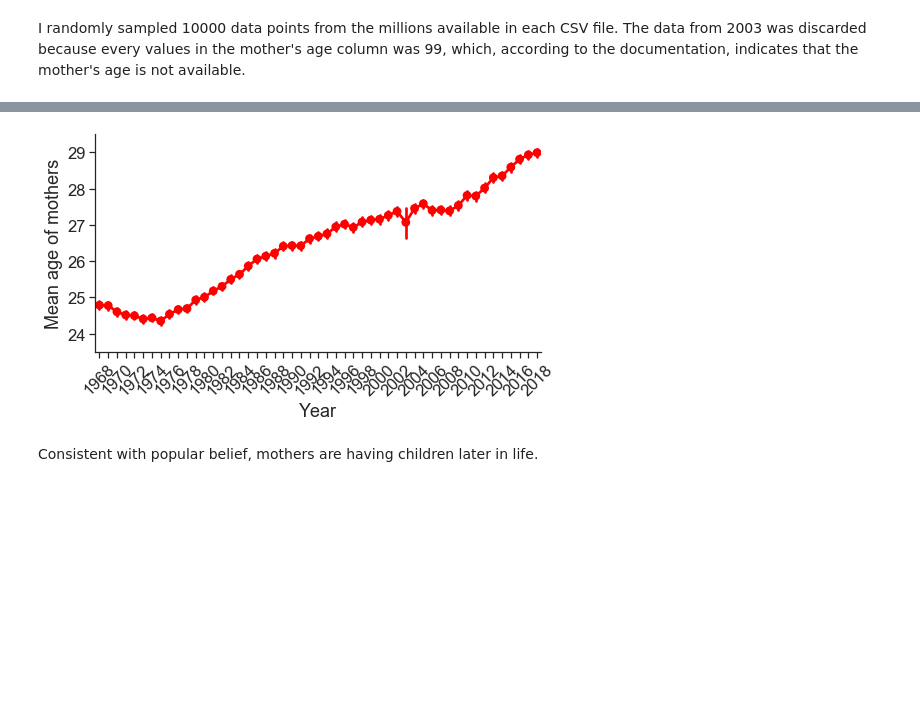
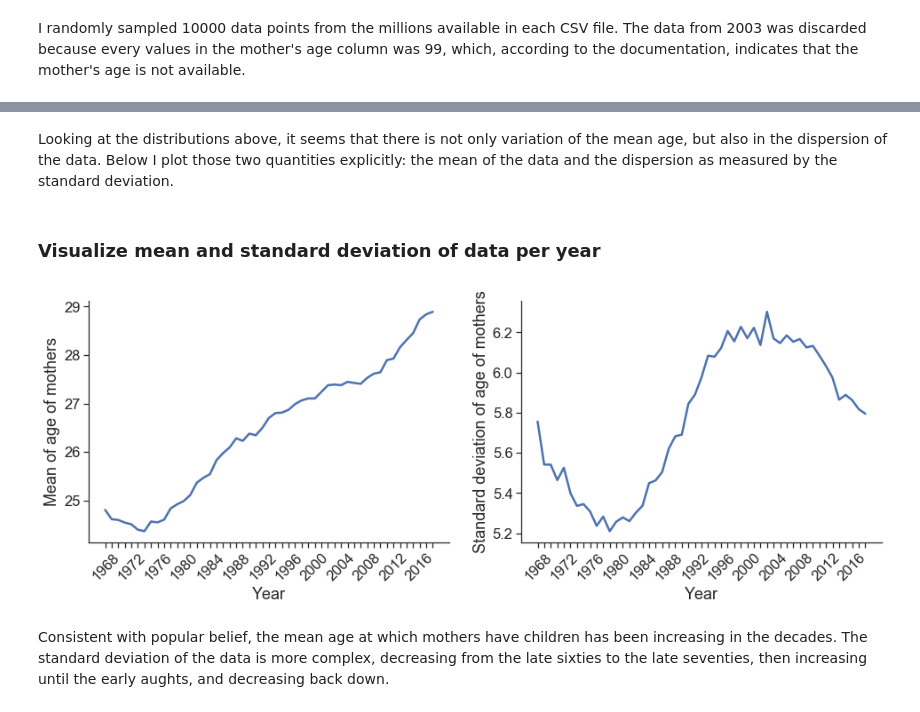
Before and after one commit to agrochao/natality_US, a Jupyter notebook: natality_US.ipynb, the cells around one changed output, grey strips where cells are left out. Drawn from its saved outputs; the diff is of its cells as text; code cells hidden in the pictures; blank space fills up the shorter version.

```diff
--- a/natality_US.ipynb
+++ b/natality_US.ipynb
@@ -210,20 +230,38 @@ for index, label in enumerate(ax.xaxis.get_ticklabels()):
-# %%
-# Plot mean age per year
-
-fig, ax = plt.subplots(1, 1, figsize=[8, 4])
-sns.pointplot(data=mother_age_df, color='red', ci=95, estimator=np.mean, ax=ax)
-sns.despine(top=True, right=True)
-plt.ylim(23.5, 29.5)
-plt.xticks(rotation=45)
-plt.xlabel('Year')
-plt.ylabel('Mean age of mothers')
-
-# Make x-axis less crowded
-
-for index, label in enumerate(ax.xaxis.get_ticklabels()):
-    if index % 2 != 0:
-        label.set_visible(False)
-# %% [output]
-[figure, removed]
-# %% [markdown]
-Consistent with popular belief, mothers are having children later in life.
+# %% [markdown]
+Looking at the distributions above, it seems that there is not only variation of the mean age, but also in the dispersion of the data. Below I plot those two quantities explicitly: the mean of the data and the dispersion as measured by the standard deviation.
+# %% [markdown]
+### Visualize mean and standard deviation of data per year
+# %%
+sns.set(font_scale=1.5)
+sns.set_style("ticks")
+
+# Mean
+
+fig, ax = plt.subplots(1, 2, figsize=[16, 5])
+sns.lineplot(data=mother_age_df.mean(),ax=ax[0],linewidth=2.5)
+sns.despine(top=True, right=True)
+ax[0].set_xticklabels (labels=years,Rotation=45)
+ax[0].set_xlabel('Year')
+ax[0].set_ylabel('Mean of age of mothers')
+
+# Standard deviation
+
+sns.lineplot(data=mother_age_df.std(),ax=ax[1],linewidth=2.5)
+sns.despine(top=True, right=True)
+ax[1].set_xticklabels (labels=years,Rotation=45)
+ax[1].set_xlabel('Year')
+ax[1].set_ylabel('Standard deviation of age of mothers')
+
+# Make x-axes less crowded
+
+for index, label in enumerate(ax[0].xaxis.get_ticklabels()):
+    if index %4 != 0:
+        label.set_visible(False)
+
+for index, label in enumerate(ax[1].xaxis.get_ticklabels()):
+    if index % 4 != 0:
+        label.set_visible(False)
+# %% [output]
+[figure, added]
+# %% [markdown]
+Consistent with popular belief, the mean age at which mothers have children has been increasing in the decades. The standard deviation of the data is more complex, decreasing from the late sixties to the late seventies, then increasing until the early aughts, and decreasing back down.
```
Also changed, not shown: parts of 4 cells of this notebook.
